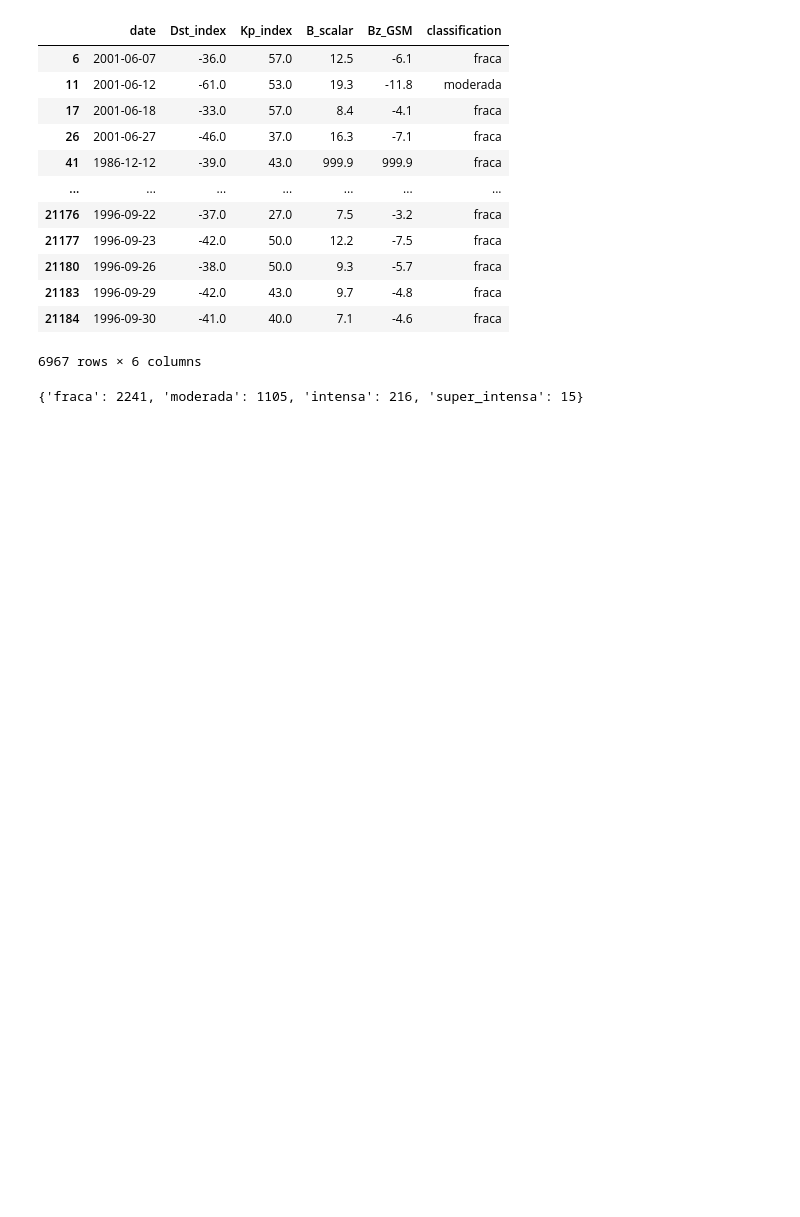
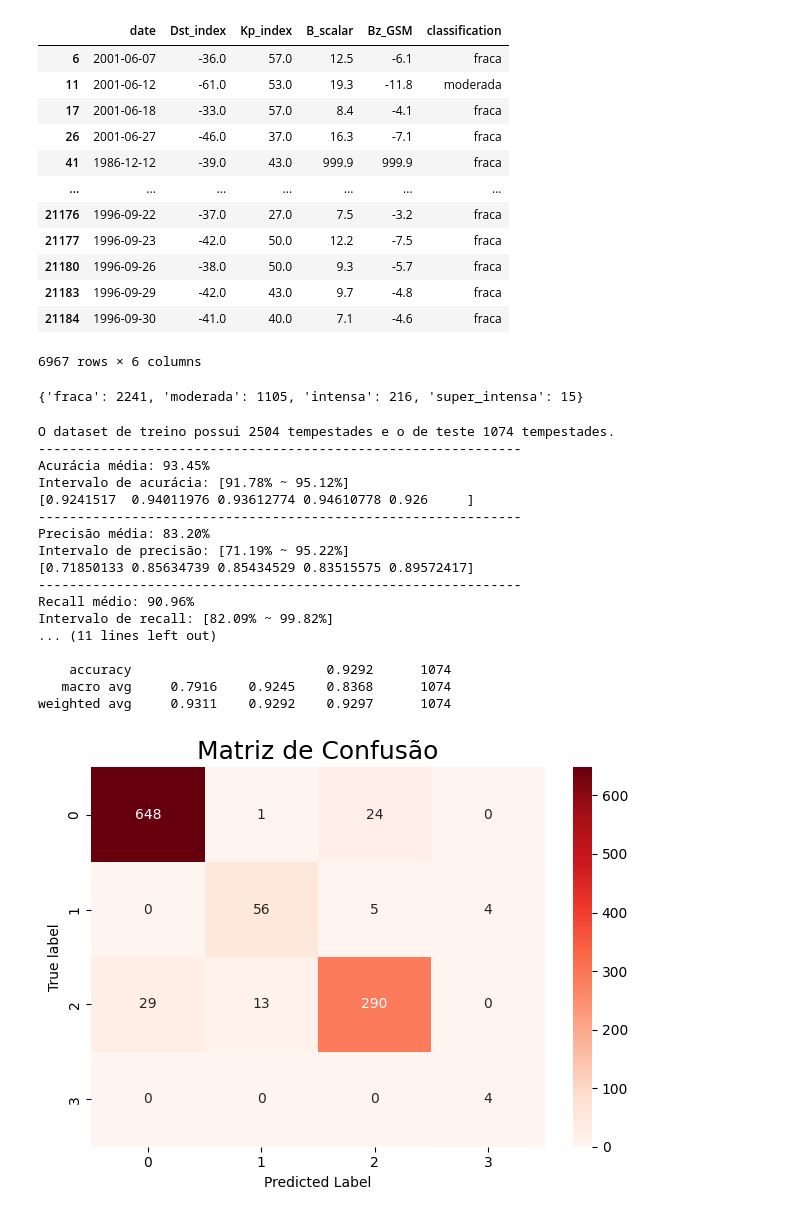
Before and after one commit to GabrieIl/analysis-of-magnetic-storms, a Jupyter notebook: OMNI/dst_kp_bz_lab.ipynb, the cells around one changed output. Cells and saved outputs as stored; diff of their text form; code cells hidden in the pictures; blank space fills up the shorter version.

```diff
--- a/OMNI/dst_kp_bz_lab.ipynb
+++ b/OMNI/dst_kp_bz_lab.ipynb
@@ -30,7 +30,7 @@ def save_processed_data(df, folder_name: str, name: str):
  #save_processed_data(df=df_test, folder_name='OMNI', name='full_data')
 
 def load_processed_data(folder_name:str, name: str):
-    processed_data = pd.HDFStore(path=f'F:/Meus_Documentos/Documentos/GitHub/analysis-of-magnetic-storms/OMNI/processed_data/full_data.h5')
+    processed_data = pd.HDFStore(path=f'/home/gabriel/tcc/OMNI/processed_data/full_data.h5')
     df = processed_data['df']
     processed_data.close()
     return df
@@ -130,7 +130,7 @@ def recall_range(results):
   print('--------------------------------------------------------------')
 # %%
 import sklearn.base, sklearn.model_selection
-def cros_val_scoring(model: sklearn.base.BaseEstimator, x: any, y:any, cv: int | sklearn.model_selection.BaseCrossValidator | sklearn.model_selection.BaseShuffleSplit | None):
+def cros_val_scoring(model: sklearn.base.BaseEstimator, x: any, y:any, cv):
     accuracy = cross_val_score(model, x, y, cv = cv, scoring='accuracy')
     precision = cross_val_score(model, x, y, cv = cv, scoring='precision_macro')
     recall = cross_val_score(model, x, y, cv = cv, scoring='recall_macro')
@@ -372,7 +372,26 @@ def dstMin_kp_model():
 # %%
 #dstMin_model()
 #bz_model()
 #kp_model()
 #dstMin_bz_model()
 #dstMin_kp_model()
-#dstMin_kpMax_bz_model()
+dstMin_kpMax_bz_model()
+# %% [output]
+O dataset de treino possui 2504 tempestades e o de teste 1074 tempestades.
+--------------------------------------------------------------
+Acurácia média: 93.45%
+Intervalo de acurácia: [91.78% ~ 95.12%]
+[0.9241517  0.94011976 0.93612774 0.94610778 0.926     ]
+--------------------------------------------------------------
+Precisão média: 83.20%
+Intervalo de precisão: [71.19% ~ 95.22%]
+[0.71850133 0.85634739 0.85434529 0.83515575 0.89572417]
+--------------------------------------------------------------
+Recall médio: 90.96%
+Intervalo de recall: [82.09% ~ 99.82%]
+... (11 lines left out)
+
+    accuracy                         0.9292      1074
+   macro avg     0.7916    0.9245    0.8368      1074
+weighted avg     0.9311    0.9292    0.9297      1074
+[figure, added]
```
Also changed, not shown: 1 other file.
